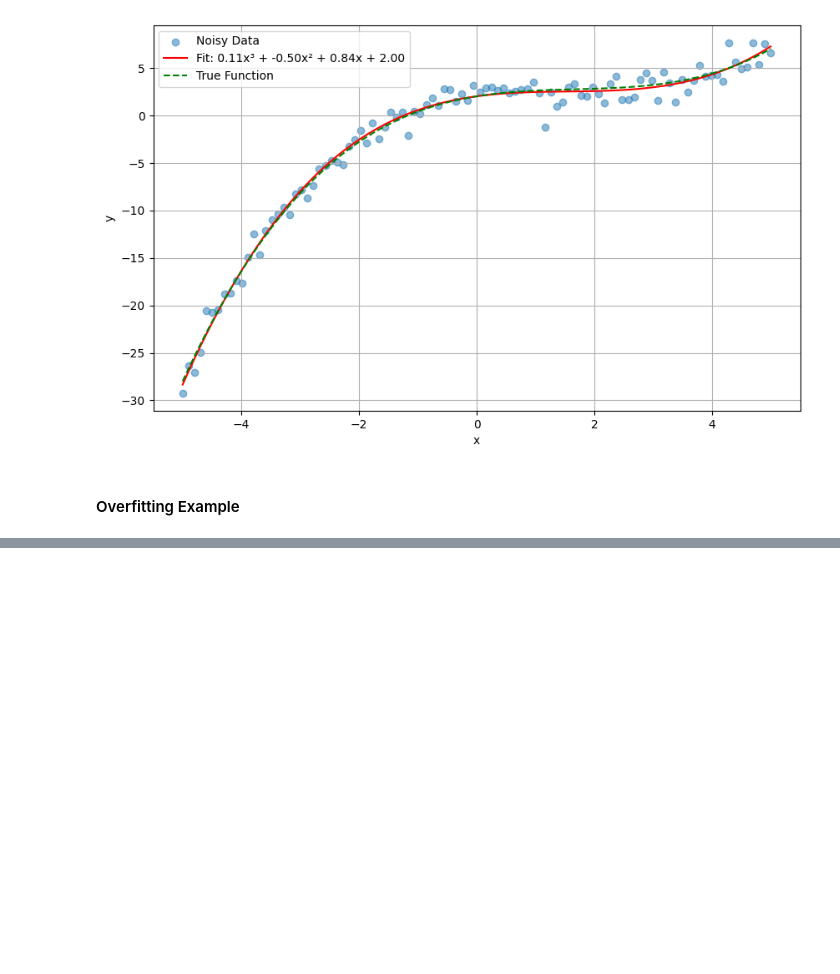
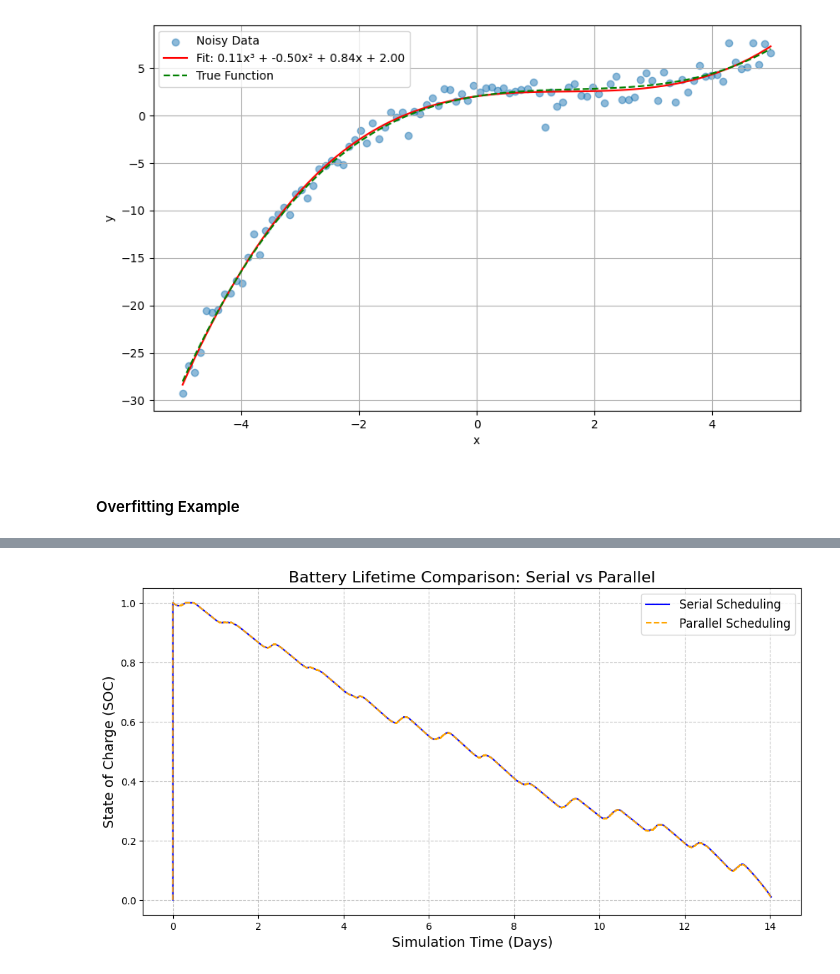
Before and after one commit to Chenya7008/EMIOT_Labs, a Jupyter notebook: lab3/lab3.ipynb, the cells around one changed output, grey strips where cells are left out. Saved outputs shown, nothing was run; the diff lists cells and outputs as text; code cells hidden in the pictures; blank space fills up the shorter version.

```diff
--- a/lab3/lab3.ipynb
+++ b/lab3/lab3.ipynb
@@ -520,0 +591,19 @@ plt.show()
+# %%
+plt.figure(figsize=(12, 6))
+
+# 绘制串行 SOC 曲线
+plt.plot(df_serial['day'], df_serial['soc'], label='Serial Scheduling', color='blue', linewidth=1.5)
+
+# 绘制并行 SOC 曲线
+plt.plot(df_parallel['day'], df_parallel['soc'], label='Parallel Scheduling', color='orange', linestyle='--', linewidth=1.5)
+
+plt.title('Battery Lifetime Comparison: Serial vs Parallel', fontsize=16)
+plt.xlabel('Simulation Time (Days)', fontsize=14)
+plt.ylabel('State of Charge (SOC)', fontsize=14)
+plt.grid(True, which='both', linestyle='--', alpha=0.7)
+plt.legend(fontsize=12)
+
+# 如果你的仿真跑了很久，soc 可能会掉到 0，这张图能直接看出谁活得久
+plt.show()
+# %% [output]
+[figure, added]
```
Also changed, not shown: parts of 13 cells of this notebook, 22 other files.
